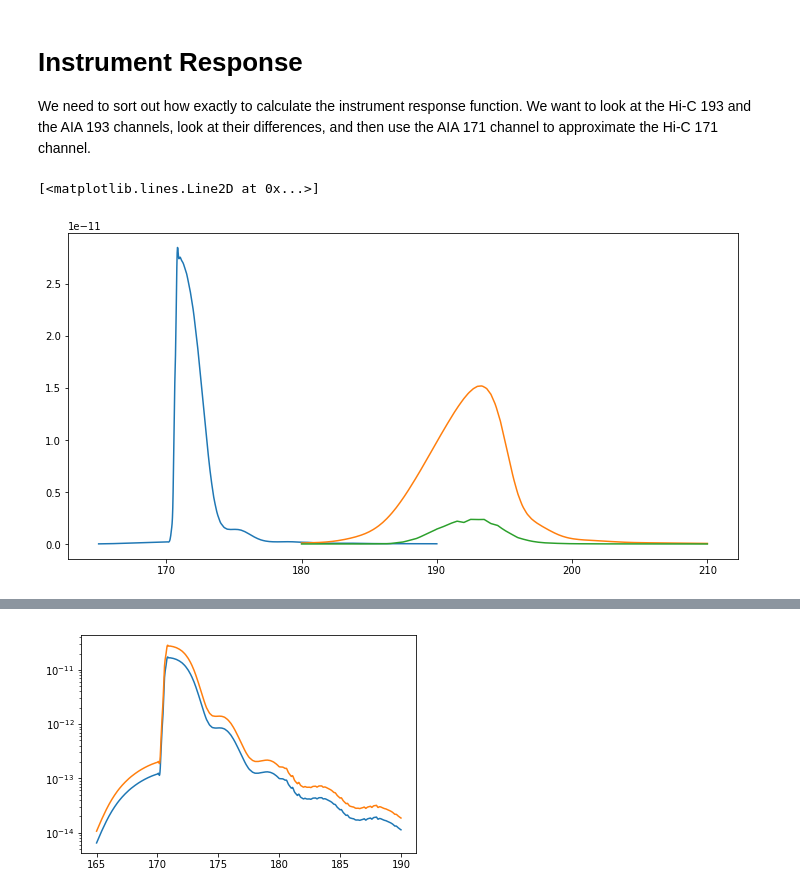
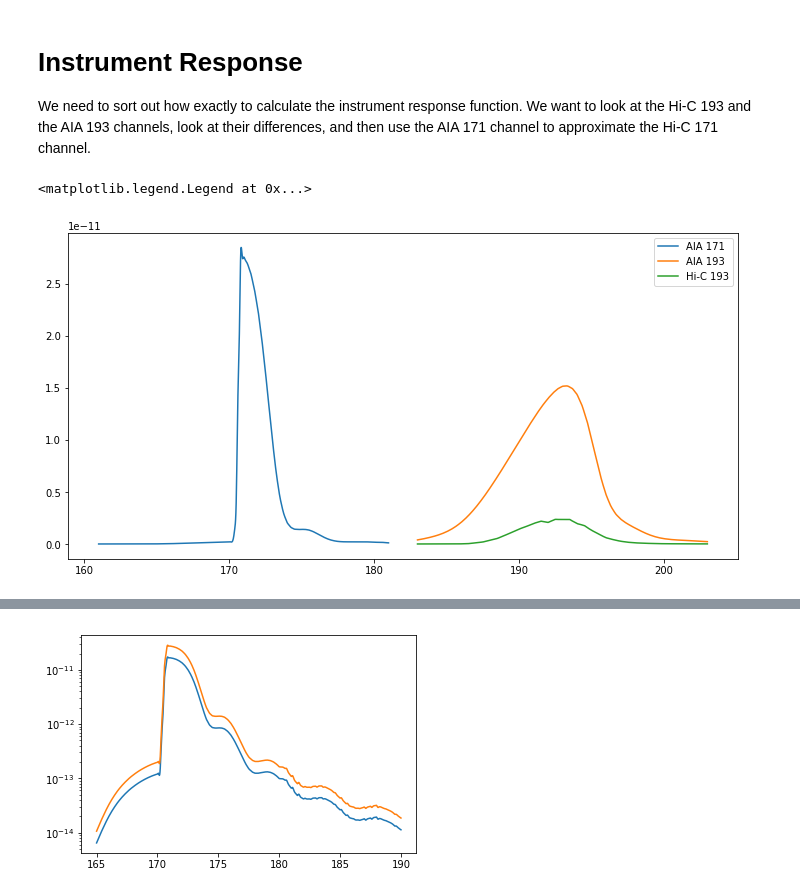
Before and after one commit to wtbarnes/hi_c_simulation, a Jupyter notebook: instrument_response.ipynb, the cells around one changed output, grey strips where cells are left out. Drawn from its saved outputs; the diff is of its cells as text; code cells hidden in the pictures.

```diff
--- a/instrument_response.ipynb
+++ b/instrument_response.ipynb
@@ -18,21 +19,27 @@ aia = InstrumentSDOAIA([0,1]*u.s,SkyCoord(lon=0*u.deg,lat=0*u.deg,frame='heliogr
 with open('HiC_193.ins','r') as f:
     lines = f.readlines()
     n = int(lines[0])
-    hi_c_193_wvl = np.zeros((n,))
-    hi_c_193_resp = np.zeros((n,))
+    wvl_193_tmp = np.zeros((n,))
+    resp_hi_c_193 = np.zeros((n,))
     for i,l in enumerate(lines[1:n+1]):
-        hi_c_193_wvl[i] = l.strip().split()[0]
-        hi_c_193_resp[i] = l.strip().split()[1]
+        wvl_193_tmp[i] = l.strip().split()[0]
+        resp_hi_c_193[i] = l.strip().split()[1]
+# %%
+delta_lambda=10
+wvl_193 = 193 + np.linspace(-delta_lambda,delta_lambda,1000)
+wvl_171 = 171 + np.linspace(-delta_lambda,delta_lambda,1000)
+# %%
+resp_hi_c_193 = splev(wvl_193,splrep(wvl_193_tmp,resp_hi_c_193))
+resp_aia_193 = splev(wvl_193,aia.channels[3]['wavelength_response_spline'])
+resp_aia_171 = splev(wvl_171,aia.channels[2]['wavelength_response_spline'])
 # %%
 fig = plt.figure(figsize=(12,6))
 ax = fig.gca()
-w = np.linspace(165,190,1000)
-aia_171_resp = splev(w,aia.channels[2]['wavelength_response_spline'])
-ax.plot(w,aia_171_resp,label='AIA 171')
-aia_193_resp = splev(hi_c_193_wvl,aia.channels[3]['wavelength_response_spline'])
-ax.plot(hi_c_193_wvl,aia_193_resp,label='AIA 193')
-ax.plot(hi_c_193_wvl,hi_c_193_resp,label='Hi-C 193')
+ax.plot(wvl_171,resp_aia_171,label='AIA 171')
+ax.plot(wvl_193,resp_aia_193,label='AIA 193')
+ax.plot(wvl_193,resp_hi_c_193,label='Hi-C 193')
 #ax.set_yscale('log')
+plt.legend()
 # %% [output]
-[<matplotlib.lines.Line2D at 0x...>]
+<matplotlib.legend.Legend at 0x...>
-[figure, old version]
+[figure, new version]
```
Also changed, not shown: parts of 13 cells of this notebook, 4 other files.
